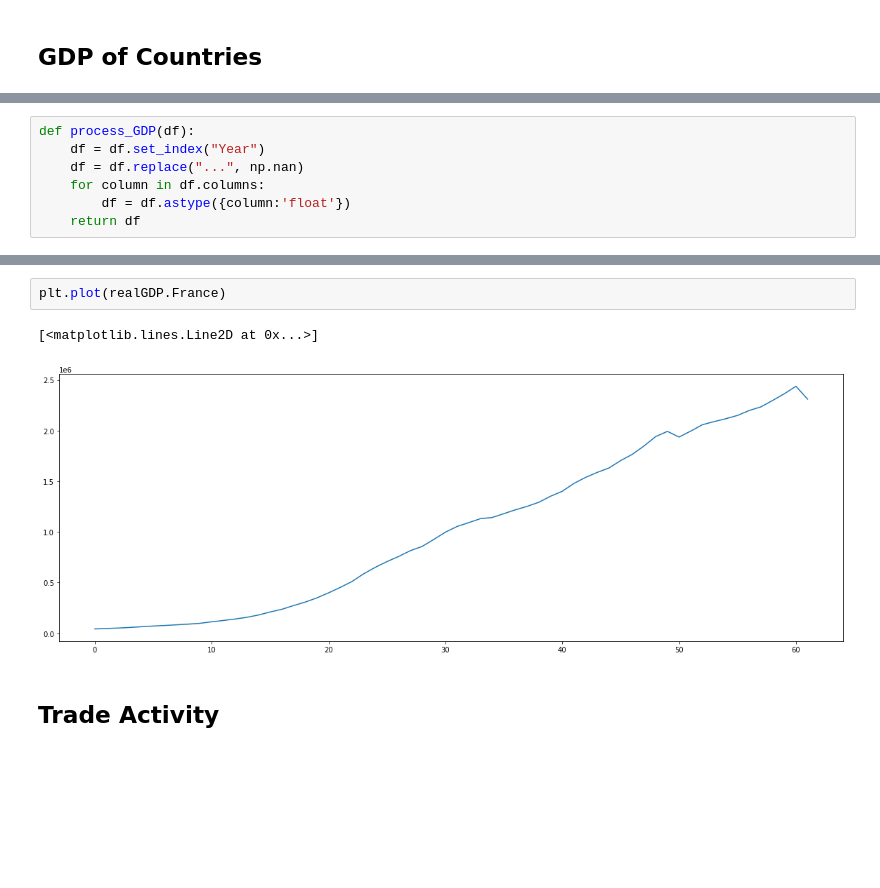
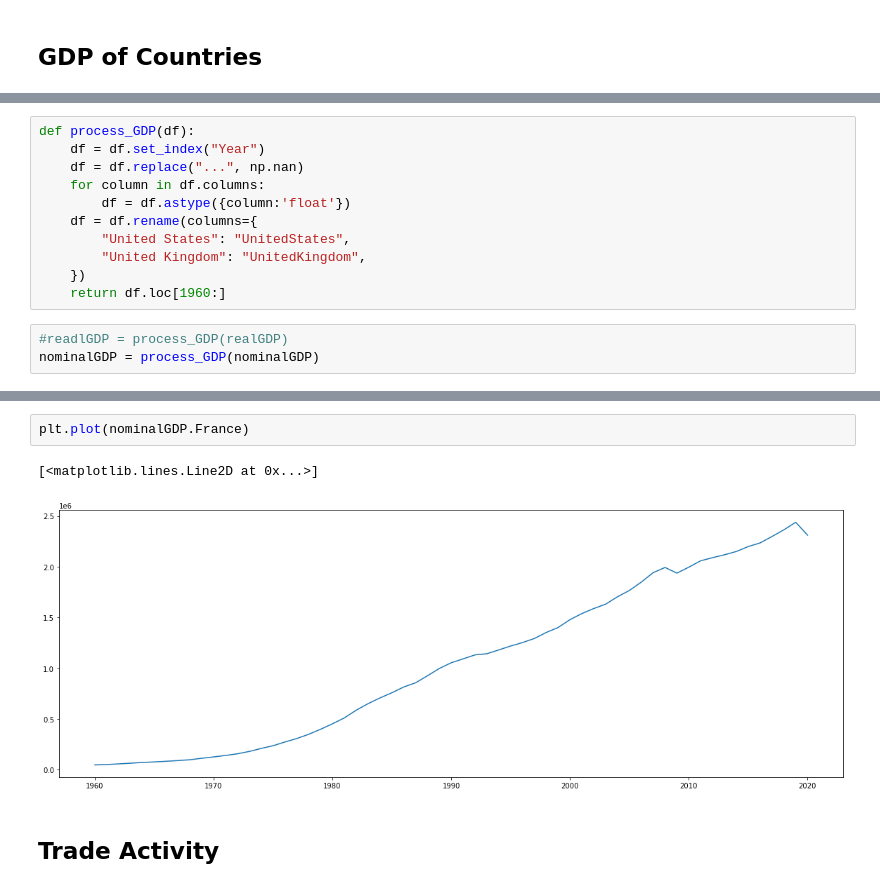
Before and after one commit to graffv/Statapp-Macroeconomie, a Jupyter notebook: trade_activity.ipynb, the cells around one changed output, grey strips where cells are left out. Saved outputs shown, nothing was run; the diff lists cells and outputs as text; blank space fills up the shorter version.

```diff
--- a/trade_activity.ipynb
+++ b/trade_activity.ipynb
@@ -56,4 +59,11 @@ def process_GDP(df):
     df = df.replace("...", np.nan)
     for column in df.columns:
         df = df.astype({column:'float'})
-    return df
+    df = df.rename(columns={
+        "United States": "UnitedStates",
+        "United Kingdom": "UnitedKingdom",
+    })
+    return df.loc[1960:]
+# %%
+#readlGDP = process_GDP(realGDP)
+nominalGDP = process_GDP(nominalGDP)
@@ -60,8 +87,8 @@ def process_GDP(df):
 # %%
-plt.plot(realGDP.France)
+plt.plot(nominalGDP.France)
 # %% [output]
 [<matplotlib.lines.Line2D at 0x...>]
-[figure, old version]
+[figure, new version]
 # %% [markdown]
 ## Trade Activity
 # %% [markdown]
```
Also changed, not shown: parts of 17 cells of this notebook.
